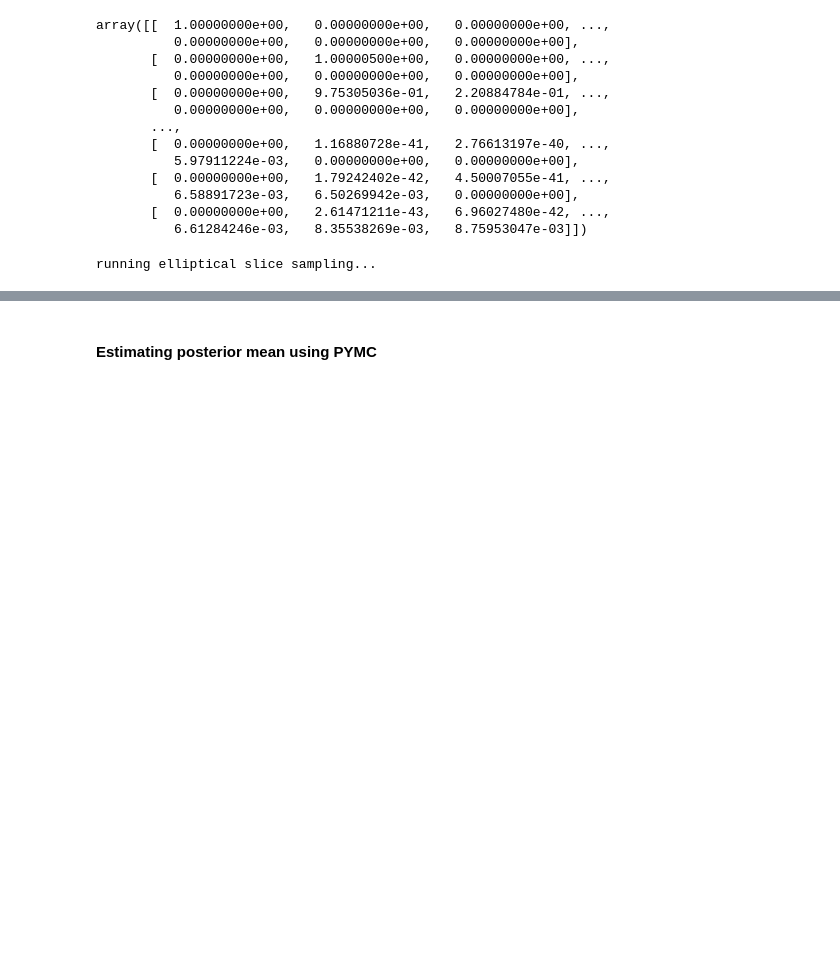
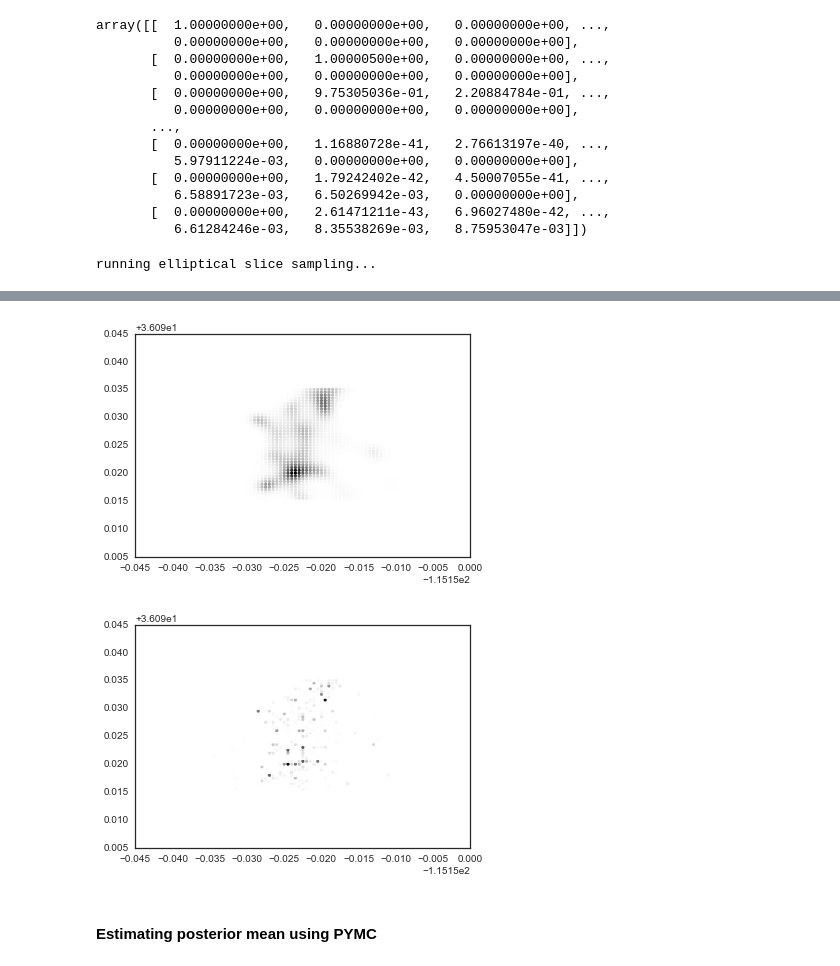
Before and after one commit to hanqingxu93/2016, a Jupyter notebook: Homework/AM207_JOSHUAMEI_HW4.ipynb, the cells around one changed output, grey strips where cells are left out. Drawn from its saved outputs; the diff is of its cells as text; code cells hidden in the pictures; blank space fills up the shorter version.

```diff
--- a/Homework/AM207_JOSHUAMEI_HW4.ipynb
+++ b/Homework/AM207_JOSHUAMEI_HW4.ipynb
@@ -260,7 +261,15 @@ plt.hist(alpha_trace)
 # %%
 # find lambda = alpha + zi
 intensity = []
 for i in params:
+    intensity.append(np.exp(i[0] + i[1:]))
+
+surface_intensity = np.mean(intensity,axis=0)
+plot_checkins(surface_intensity)
+plot_checkins(checkins)
+# %% [output]
+[figure, added]
+[figure, added]
 # %% [markdown]
 #### Estimating posterior mean using PYMC
 # %%
```
Also changed, not shown: parts of 2 cells of this notebook.
